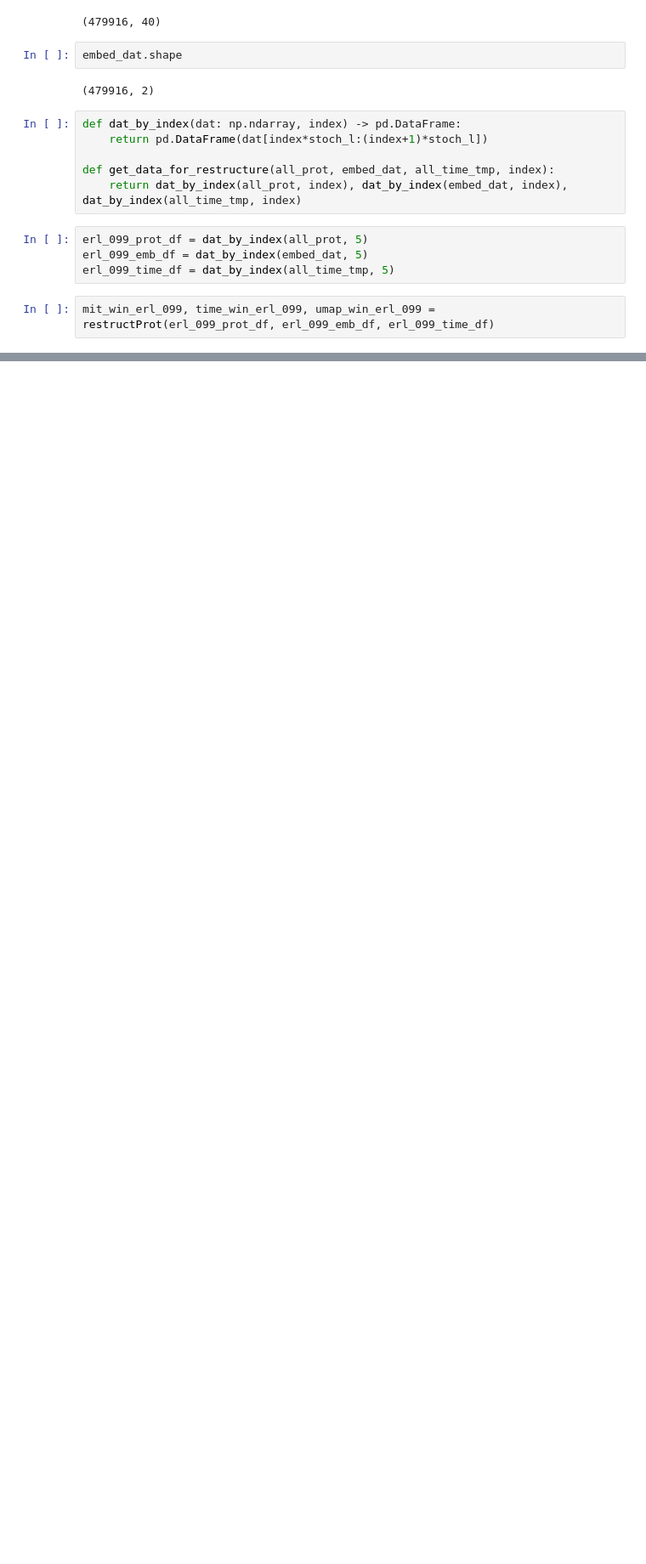
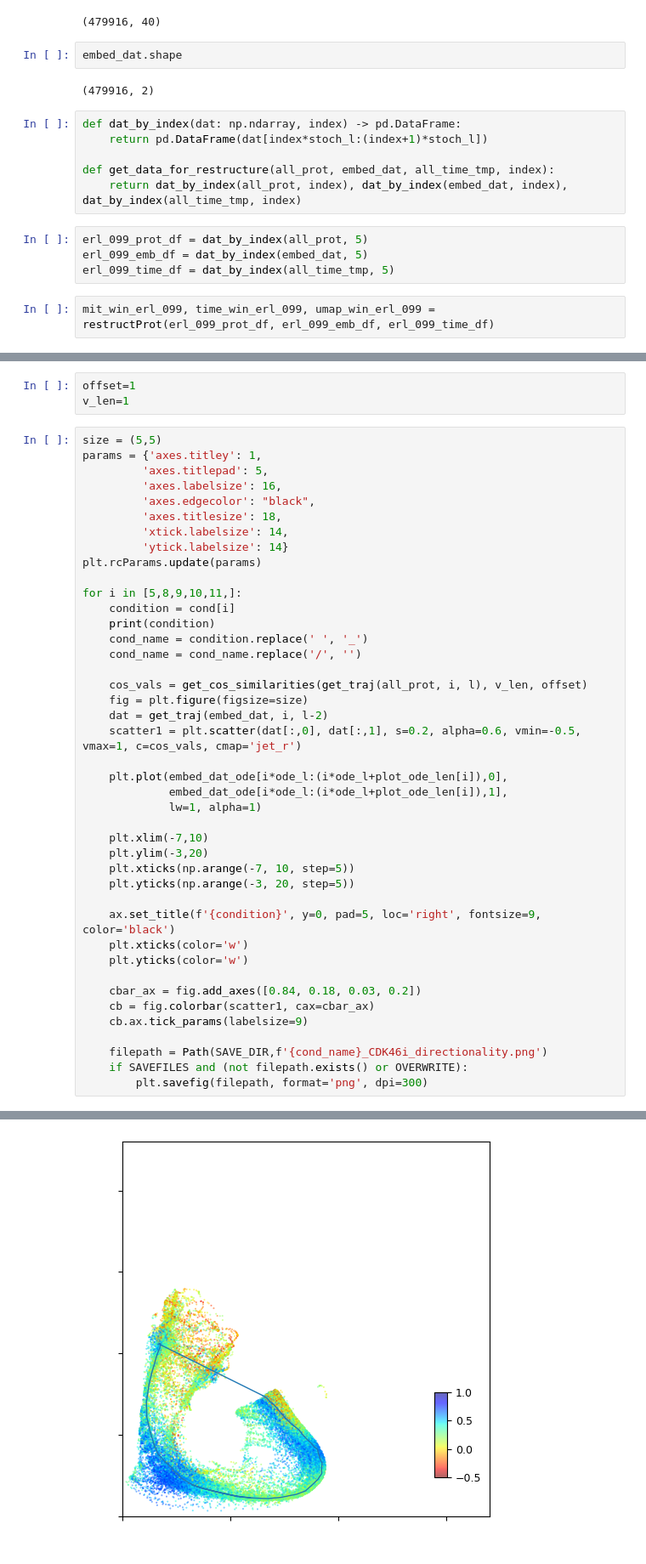
Before and after one commit to QuLab-VU/ECM_cell_cycle_model, a Jupyter notebook: Figures/Fig7/Fig7.ipynb, the cells around one changed output, grey strips where cells are left out. Shown at 85% size. Saved outputs shown, nothing was run; the diff lists cells and outputs as text; blank space fills up the shorter version.

```diff
--- a/Figures/Fig7/Fig7.ipynb
+++ b/Figures/Fig7/Fig7.ipynb
@@ -250,0 +252,46 @@ for cond_i,cond_x in enumerate([5,8,9,10,11,]):
+# %%
+offset=1
+v_len=1
+# %%
+size = (5,5)
+params = {'axes.titley': 1,
+         'axes.titlepad': 5,
+         'axes.labelsize': 16,
+         'axes.edgecolor': "black",
+         'axes.titlesize': 18,
+         'xtick.labelsize': 14,
+         'ytick.labelsize': 14}
+plt.rcParams.update(params)
+
+for i in [5,8,9,10,11,]:
+    condition = cond[i]
+    print(condition)
+    cond_name = condition.replace(' ', '_')
+    cond_name = cond_name.replace('/', '')
+
+    cos_vals = get_cos_similarities(get_traj(all_prot, i, l), v_len, offset)
+    fig = plt.figure(figsize=size)
+    dat = get_traj(embed_dat, i, l-2)
+    scatter1 = plt.scatter(dat[:,0], dat[:,1], s=0.2, alpha=0.6, vmin=-0.5, vmax=1, c=cos_vals, cmap='jet_r')
+
+    plt.plot(embed_dat_ode[i*ode_l:(i*ode_l+plot_ode_len[i]),0],
+             embed_dat_ode[i*ode_l:(i*ode_l+plot_ode_len[i]),1],
+             lw=1, alpha=1)
+
+    plt.xlim(-7,10)
+    plt.ylim(-3,20)
+    plt.xticks(np.arange(-7, 10, step=5))
+    plt.yticks(np.arange(-3, 20, step=5))
+
+    ax.set_title(f'{condition}', y=0, pad=5, loc='right', fontsize=9, color='black')
+    plt.xticks(color='w')
+    plt.yticks(color='w')
+
+    cbar_ax = fig.add_axes([0.84, 0.18, 0.03, 0.2])
+    cb = fig.colorbar(scatter1, cax=cbar_ax)
+    cb.ax.tick_params(labelsize=9)
+
+    filepath = Path(SAVE_DIR,f'{cond_name}_CDK46i_directionality.png')
+    if SAVEFILES and (not filepath.exists() or OVERWRITE):
+        plt.savefig(filepath, format='png', dpi=300)
+# %% [output]
@@ -250,0 +303 @@ for cond_i,cond_x in enumerate([5,8,9,10,11,]):
+[figure, added]
```
Also changed, not shown: parts of 6 cells of this notebook.
